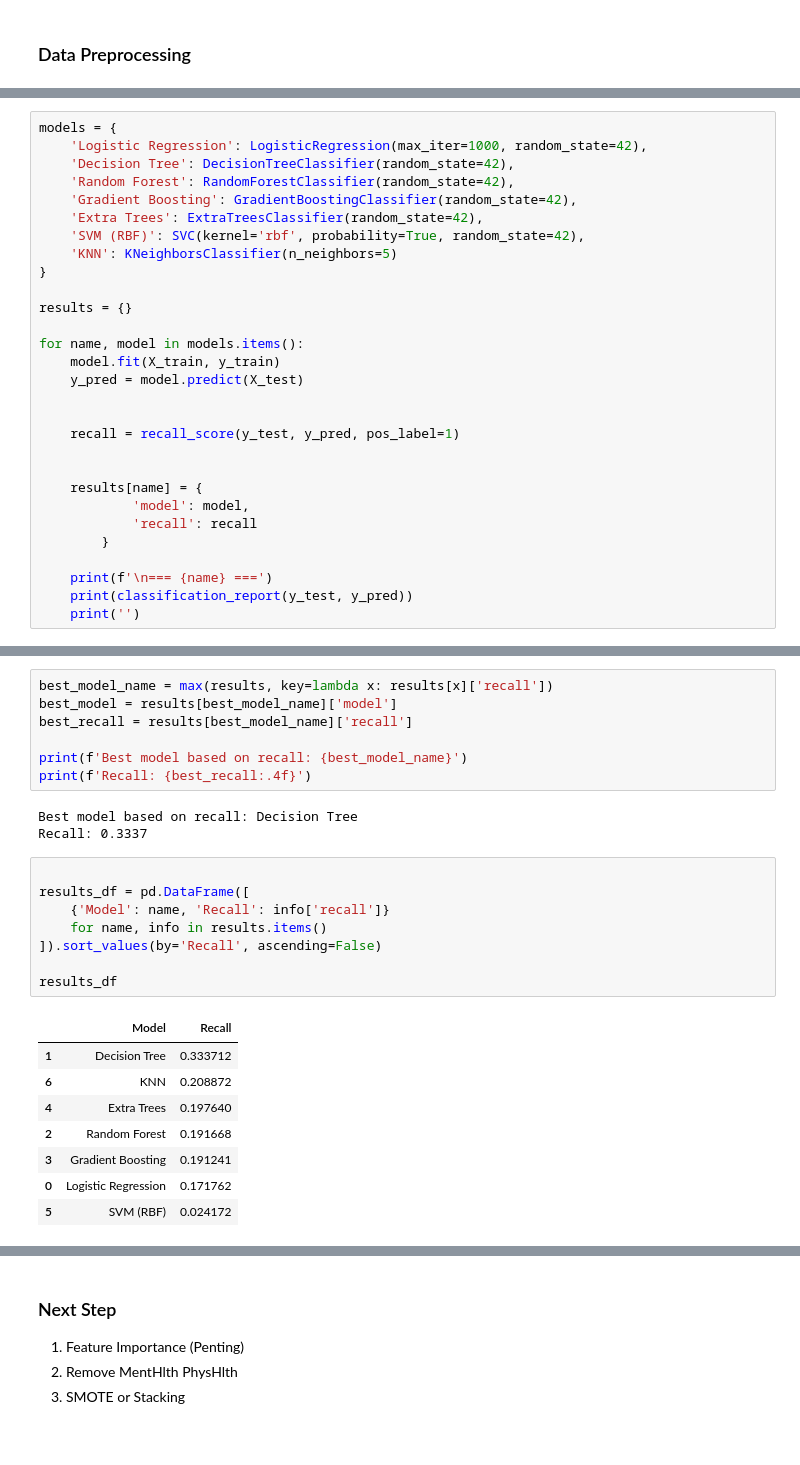
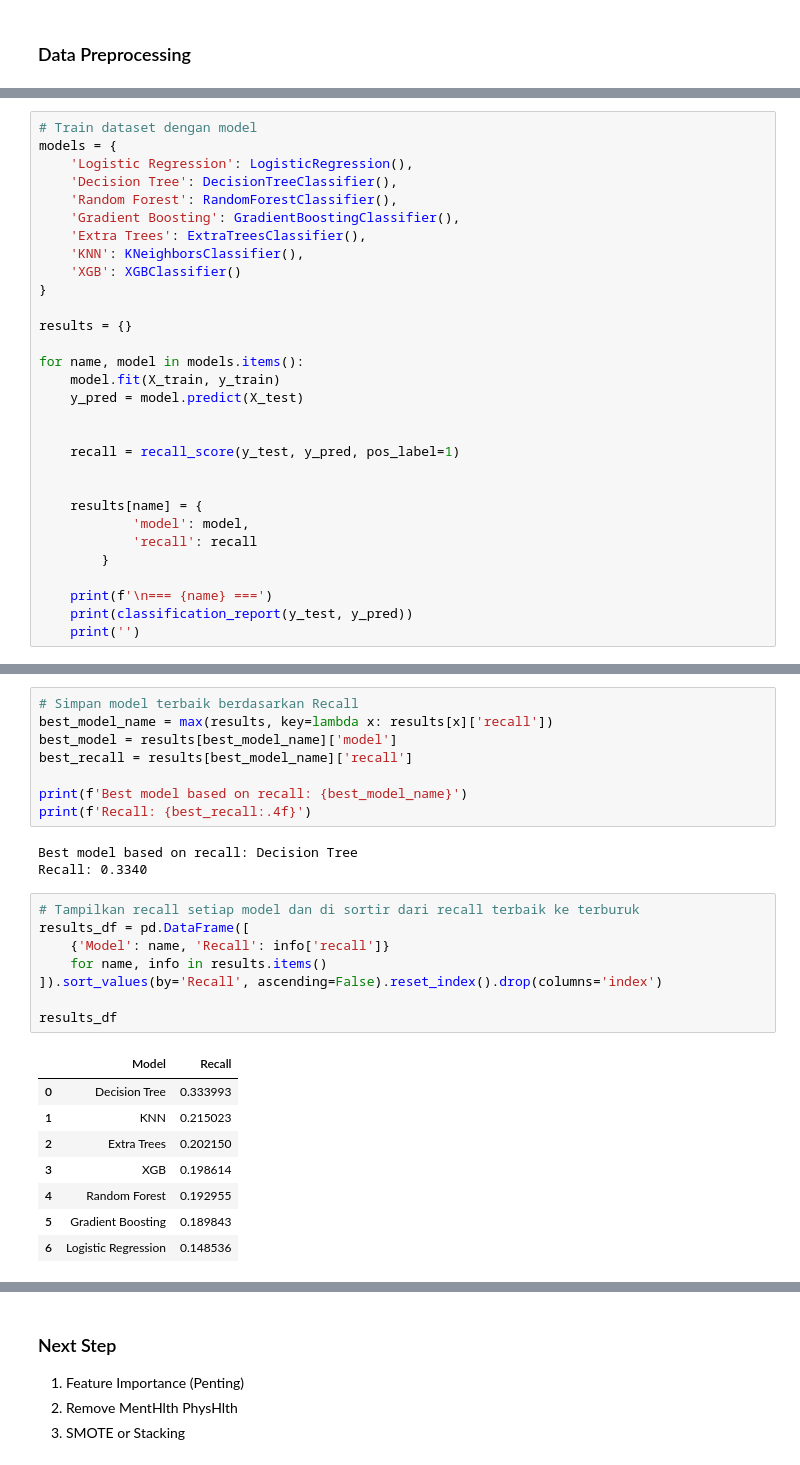
Before and after one commit to FaradayB/Hacktiv8-Assignments, a Jupyter notebook: Mini Project 2/mini_project_2_FaradayBarrFatahillah.ipynb, the cells around one changed output, grey strips where cells are left out. Saved outputs shown, nothing was run; the diff lists cells and outputs as text.

```diff
--- a/Mini Project 2/mini_project_2_FaradayBarrFatahillah.ipynb
+++ b/Mini Project 2/mini_project_2_FaradayBarrFatahillah.ipynb
@@ -377,14 +413,15 @@ X_train, X_test, y_train, y_test = train_test_split(X, y, test_size=0.2, random_
 cat_col = ['HighBP', 'HighChol', 'CholCheck', 'Smoker', 'Stroke', 'HeartDiseaseorAttack', 'PhysActivity', 'Fruits', 'Veggies', 'HvyAlcoholConsump', 'AnyHealthCare', 'NoDocbcCost', 'GenHlth', 'DiffWalk', 'Sex', 'Age', 'Education', 'Income']
 num_col = numerik
 # %%
+# Train dataset dengan model
 models = {
-    'Logistic Regression': LogisticRegression(max_iter=1000, random_state=42),
-    'Decision Tree': DecisionTreeClassifier(random_state=42),
-    'Random Forest': RandomForestClassifier(random_state=42),
-    'Gradient Boosting': GradientBoostingClassifier(random_state=42),
-    'Extra Trees': ExtraTreesClassifier(random_state=42),
-    'SVM (RBF)': SVC(kernel='rbf', probability=True, random_state=42),
-    'KNN': KNeighborsClassifier(n_neighbors=5)
+    'Logistic Regression': LogisticRegression(),
+    'Decision Tree': DecisionTreeClassifier(),
+    'Random Forest': RandomForestClassifier(),
+    'Gradient Boosting': GradientBoostingClassifier(),
+    'Extra Trees': ExtraTreesClassifier(),
+    'KNN': KNeighborsClassifier(),
+    'XGB': XGBClassifier()
 }
 
 results = {}
@@ -426,4 +471,5 @@ weighted avg       0.81      0.85      0.82     49810
 # %%
+# Simpan model terbaik berdasarkan Recall
 best_model_name = max(results, key=lambda x: results[x]['recall'])
 best_model = results[best_model_name]['model']
 best_recall = results[best_model_name]['recall']
@@ -432,21 +478,21 @@ print(f'Best model based on recall: {best_model_name}')
 print(f'Recall: {best_recall:.4f}')
 # %% [output]
 Best model based on recall: Decision Tree
-Recall: 0.3337
+Recall: 0.3340
 # %%
-
+# Tampilkan recall setiap model dan di sortir dari recall terbaik ke terburuk
 results_df = pd.DataFrame([
     {'Model': name, 'Recall': info['recall']}
     for name, info in results.items()
-]).sort_values(by='Recall', ascending=False)
+]).sort_values(by='Recall', ascending=False).reset_index().drop(columns='index')
 
 results_df
 # %% [output]
 |  | Model | Recall |
-| 1 | Decision Tree | 0.333712 |
-| 6 | KNN | 0.208872 |
-| 4 | Extra Trees | 0.197640 |
-| 2 | Random Forest | 0.191668 |
-| 3 | Gradient Boosting | 0.191241 |
-| 0 | Logistic Regression | 0.171762 |
-| 5 | SVM (RBF) | 0.024172 |
+| 0 | Decision Tree | 0.333993 |
+| 1 | KNN | 0.215023 |
+| 2 | Extra Trees | 0.202150 |
+| 3 | XGB | 0.198614 |
+| 4 | Random Forest | 0.192955 |
+| 5 | Gradient Boosting | 0.189843 |
+| 6 | Logistic Regression | 0.148536 |
```
Also changed, not shown: parts of 31 cells of this notebook, 1 other file.
